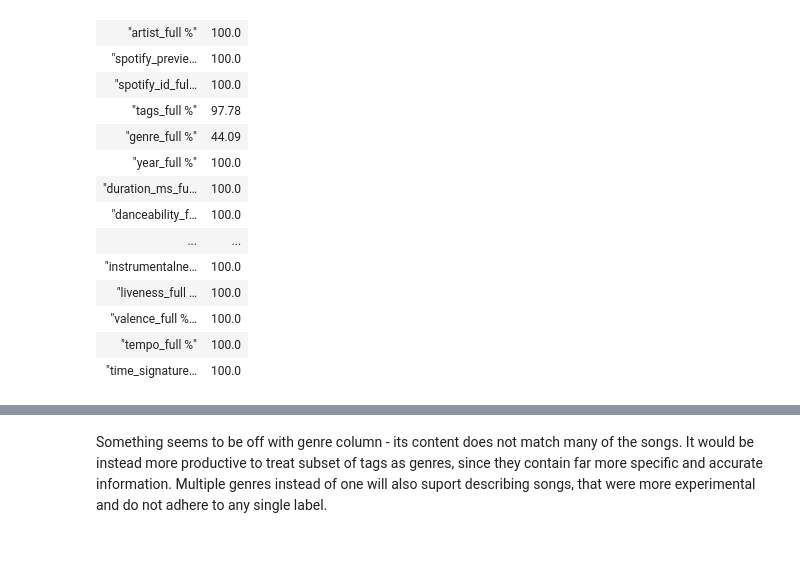
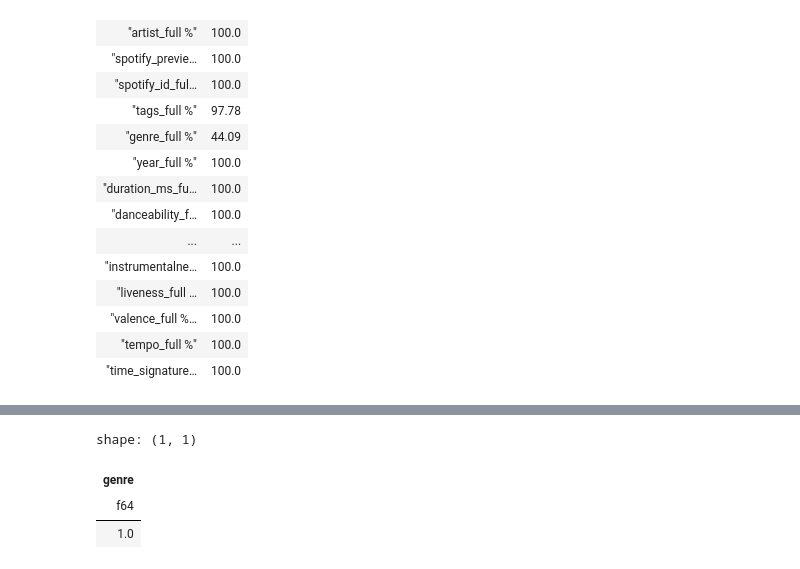
Before and after one commit to panierka/SongsDatabaseAnalysis, a Jupyter notebook: data-processing.ipynb, the cells around one changed output, grey strips where cells are left out. Drawn from its saved outputs; the diff is of its cells as text; code cells hidden in the pictures.

```diff
--- a/data-processing.ipynb
+++ b/data-processing.ipynb
@@ -179,6 +151,14 @@ array([['Nirvana - Come as You Are', 'RnB',
-# %% [markdown]
-Something seems to be off with genre column - its content does not match many of the songs.
-It would be instead more productive to treat subset of tags as genres, since they contain far more specific and accurate information. Multiple genres instead of one will also suport describing songs, that were more experimental and do not adhere to any single label.
+# %%
+tracks_lf.drop_nulls().select(
+    genre_is_tag().sum()
+    /
+    pl.col('genre').count()
+).collect()
+# %% [output]
+shape: (1, 1)
+| genre |
+| f64 |
+| 1.0 |
 # %%
 tracks_genreless_lf = tracks_lf.select(pl.all().exclude('genre'))
 # %%
```
Also changed, not shown: parts of 15 cells of this notebook, 2 other files.
